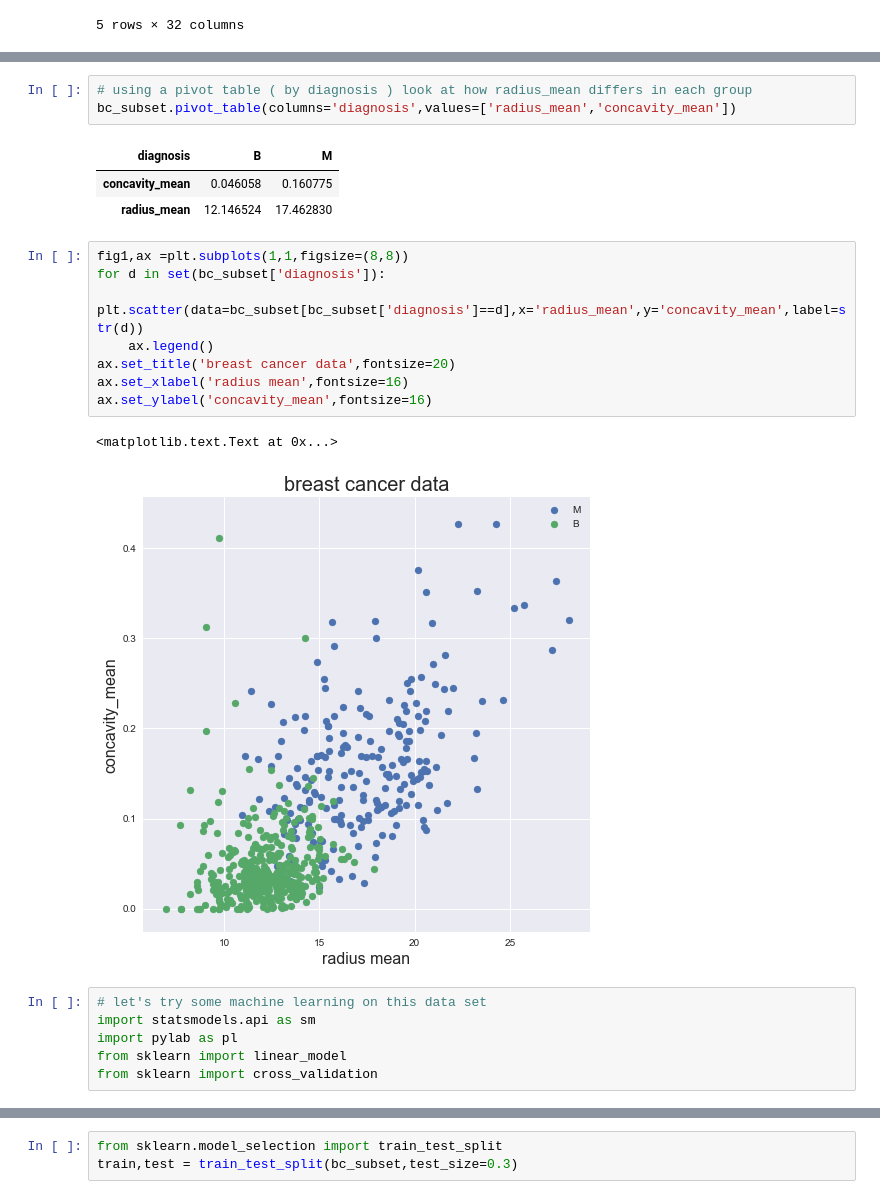
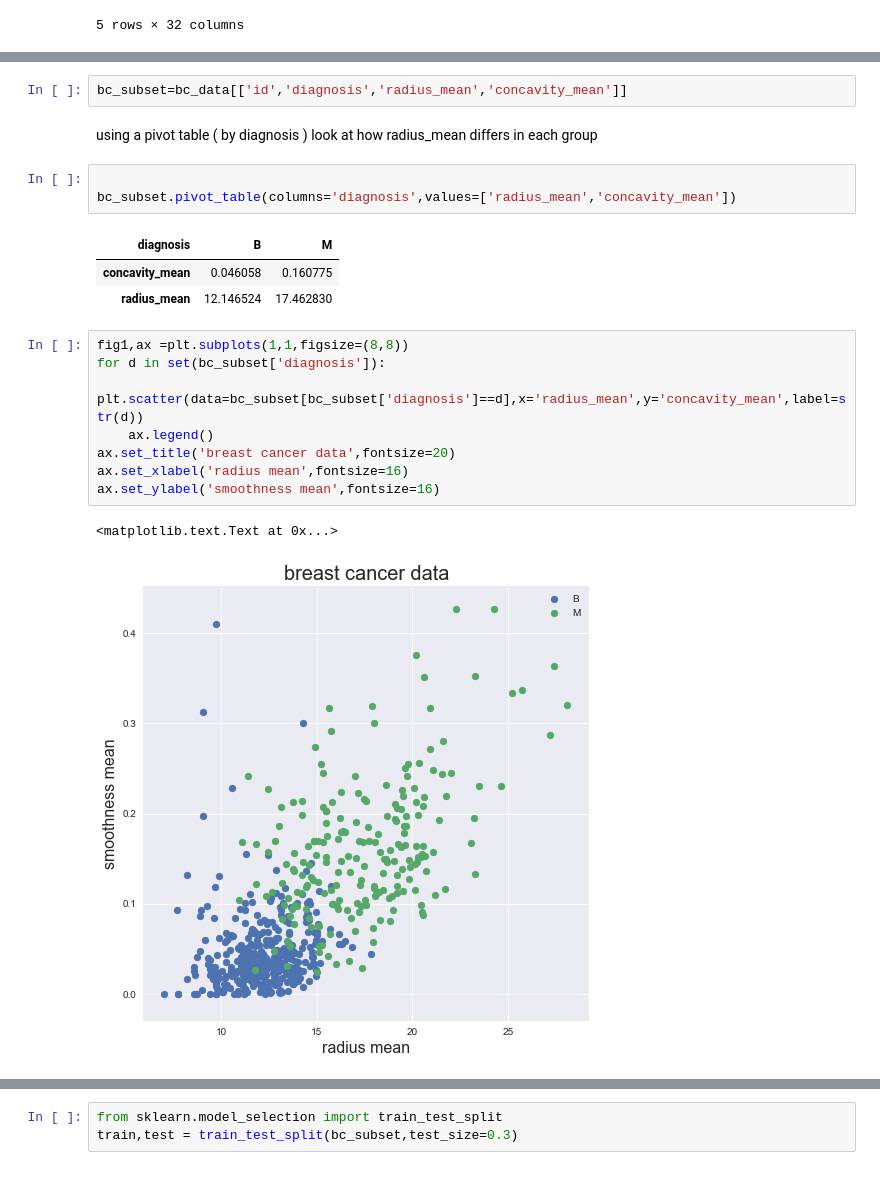
Before and after one commit to samimath/CoderGirlDS, a Jupyter notebook: PythonPractice/Code/kNN_example.ipynb, the cells around one changed output, grey strips where cells are left out. Saved outputs shown, nothing was run; the diff lists cells and outputs as text.

```diff
--- a/PythonPractice/Code/kNN_example.ipynb
+++ b/PythonPractice/Code/kNN_example.ipynb
@@ -31,5 +34,9 @@ KeyboardInterrupt:
+# %%
+bc_subset=bc_data[['id','diagnosis','radius_mean','concavity_mean']]
+# %% [markdown]
+using a pivot table ( by diagnosis ) look at how radius_mean differs in each group
 # %%
-# using a pivot table ( by diagnosis ) look at how radius_mean differs in each group
+
 bc_subset.pivot_table(columns='diagnosis',values=['radius_mean','concavity_mean'])
 # %% [output]
 | diagnosis | B | M |
@@ -38,20 +45,14 @@ bc_subset.pivot_table(columns='diagnosis',values=['radius_mean','concavity_mean'
 # %%
 fig1,ax =plt.subplots(1,1,figsize=(8,8))
 for d in set(bc_subset['diagnosis']):
     plt.scatter(data=bc_subset[bc_subset['diagnosis']==d],x='radius_mean',y='concavity_mean',label=str(d))
     ax.legend()
 ax.set_title('breast cancer data',fontsize=20)
 ax.set_xlabel('radius mean',fontsize=16)
-ax.set_ylabel('concavity_mean',fontsize=16)
+ax.set_ylabel('smoothness mean',fontsize=16)
 # %% [output]
 <matplotlib.text.Text at 0x...>
-[figure, old version]
+[figure, new version]
-# %%
-# let's try some machine learning on this data set
-import statsmodels.api as sm
-import pylab as pl
-from sklearn import linear_model
-from sklearn import cross_validation
 # %% [markdown]
 __Splitting data into training and testing sets:__
 
```
Also changed, not shown: parts of 18 cells of this notebook.
